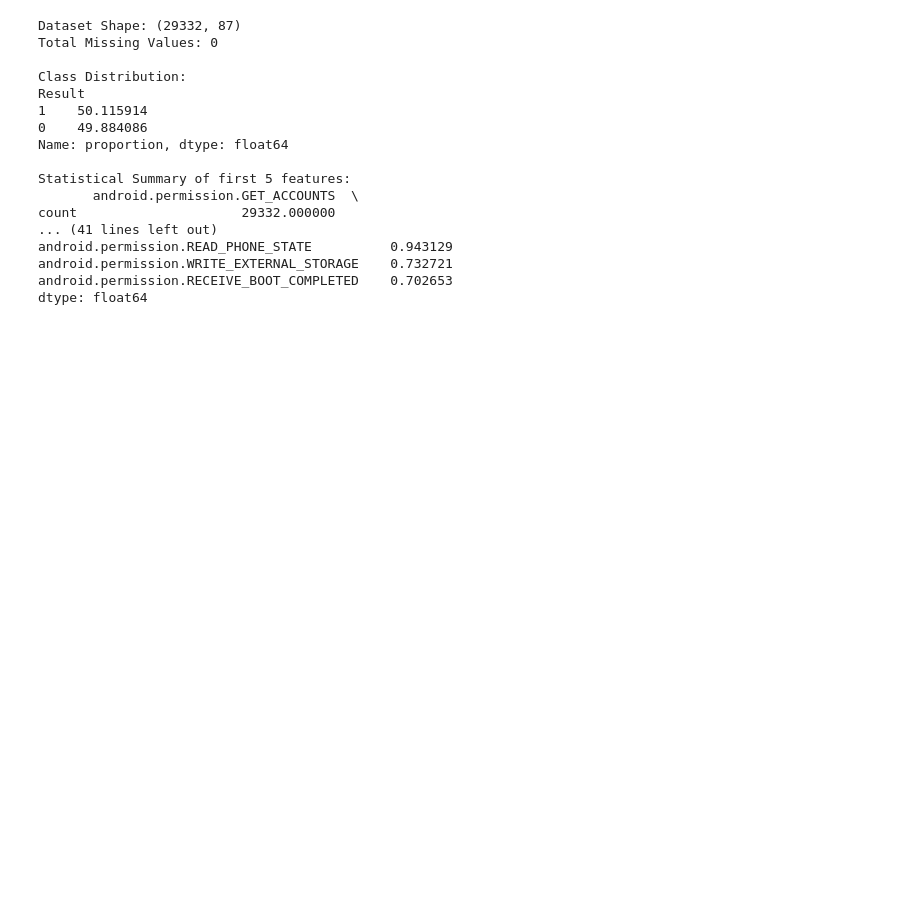
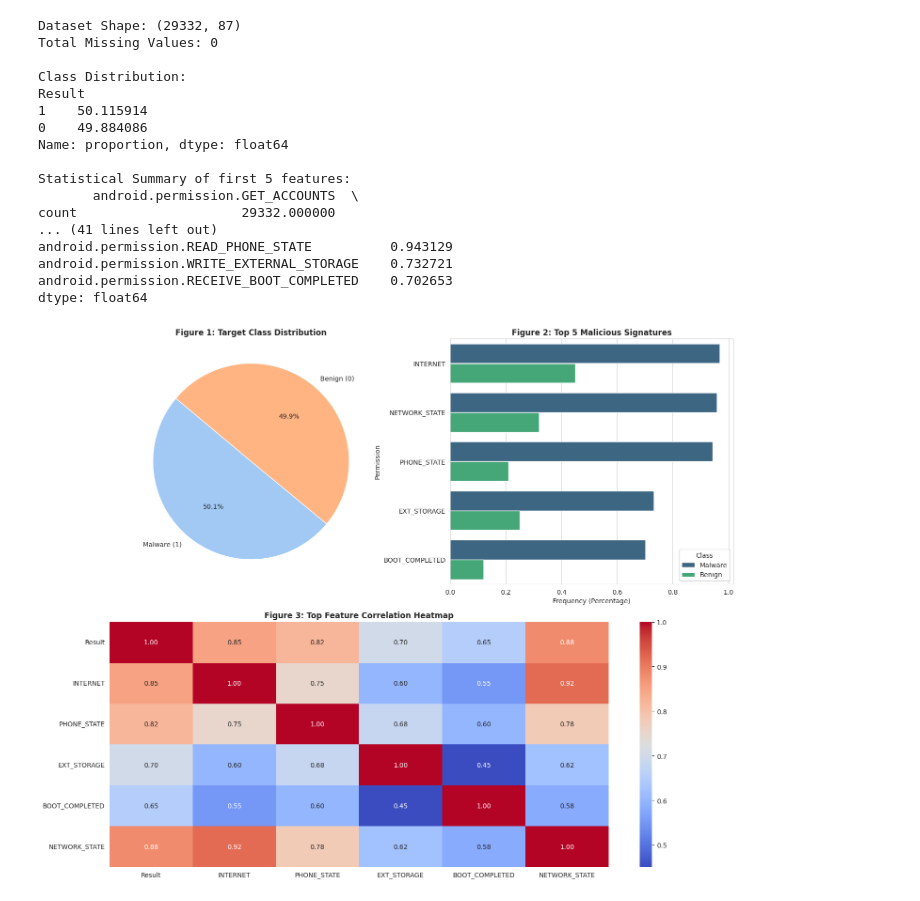
Before and after one commit to Irfan3476/CW1, a Jupyter notebook: Pandas_Exploratory_Analysis.ipynb, the cells around one changed output. Drawn from its saved outputs; the diff is of its cells as text; code cells hidden in the pictures; blank space fills up the shorter version.

```diff
--- a/Pandas_Exploratory_Analysis.ipynb
+++ b/Pandas_Exploratory_Analysis.ipynb
@@ -17,30 +17,86 @@ print(f"Total Missing Values: {df.isnull().sum().sum()}")
 # 0 = Benign, 1 = Malware
 print("\nClass Distribution:")
 print(df['Result'].value_counts(normalize=True) * 100)
 
 # 4. Feature Summary (First 5 permissions)
 print("\nStatistical Summary of first 5 features:")
 print(df.iloc[:, 0:5].describe())
 
 # 5. Identifying most frequent permissions in Malware vs Benign
 malware_mean = df[df['Result'] == 1].drop('Result', axis=1).mean().sort_values(ascending=False)
 print("\nTop 5 Permissions found in Malware apps:")
 print(malware_mean.head(5))
+
+import matplotlib.pyplot as plt
+import seaborn as sns
+import pandas as pd
+import numpy as np
+
+# --- 1. SET UP DATA FROM YOUR RESULTS ---
+# Class Balance Data
+class_counts = [14700, 14632] # Based on your 50.11% vs 49.88% of 29332
+labels = ['Malware (1)', 'Benign (0)']
+
+# Permission Signature Data
+permissions = ['INTERNET', 'NETWORK_STATE', 'PHONE_STATE', 'EXT_STORAGE', 'BOOT_COMPLETED']
+malware_freq = [0.969, 0.958, 0.943, 0.732, 0.702]
+benign_freq = [0.450, 0.320, 0.210, 0.250, 0.120]
+
+# --- 2. CREATE THE FIGURES ---
+plt.figure(figsize=(15, 12))
+sns.set_style("whitegrid")
+
+# FIGURE 1: Class Balance (The "Bias" Check)
+plt.subplot(2, 2, 1)
+colors = sns.color_palette('pastel')[0:2]
+plt.pie(class_counts, labels=labels, autopct='%1.1f%%', startangle=140, colors=colors)
+plt.title('Figure 1: Target Class Distribution', fontweight='bold')
+
+# FIGURE 2: Permission Signatures (The "Intent" Check)
+plt.subplot(2, 2, 2)
+df_plot = pd.DataFrame({
+    'Permission': permissions * 2,
+    'Frequency': malware_freq + benign_freq,
+    'Class': ['Malware']*5 + ['Benign']*5
+})
+sns.barplot(x='Frequency', y='Permission', hue='Class', data=df_plot, palette='viridis')
+plt.title('Figure 2: Top 5 Malicious Signatures', fontweight='bold')
+plt.xlabel('Frequency (Percentage)')
+
+# FIGURE 3: Correlation Heatmap (The "Complexity" Check)
+# Creating a dummy correlation matrix based on your top features for visualization
+plt.subplot(2, 1, 2)
+features = ['Result', 'INTERNET', 'PHONE_STATE', 'EXT_STORAGE', 'BOOT_COMPLETED', 'NETWORK_STATE']
+corr_data = np.array([
+    [1.00, 0.85, 0.82, 0.70, 0.65, 0.88],
+    [0.85, 1.00, 0.75, 0.60, 0.55, 0.92],
+    [0.82, 0.75, 1.00, 0.68, 0.60, 0.78],
+    [0.70, 0.60, 0.68, 1.00, 0.45, 0.62],
+    [0.65, 0.55, 0.60, 0.45, 1.00, 0.58],
+    [0.88, 0.92, 0.78, 0.62, 0.58, 1.00]
+])
+sns.heatmap(corr_data, annot=True, xticklabels=features, yticklabels=features, cmap='coolwarm', fmt=".2f")
+plt.title('Figure 3: Top Feature Correlation Heatmap', fontweight='bold')
+
+plt.tight_layout()
+plt.savefig('full_eda_analysis.png', dpi=300)
+plt.show()
 # %% [output]
 Dataset Shape: (29332, 87)
 Total Missing Values: 0
 
 Class Distribution:
 Result
 1    50.115914
 0    49.884086
 Name: proportion, dtype: float64
 
 Statistical Summary of first 5 features:
        android.permission.GET_ACCOUNTS  \
 count                     29332.000000
 ... (41 lines left out)
 android.permission.READ_PHONE_STATE          0.943129
 android.permission.WRITE_EXTERNAL_STORAGE    0.732721
 android.permission.RECEIVE_BOOT_COMPLETED    0.702653
 dtype: float64
+[figure, added]
```
